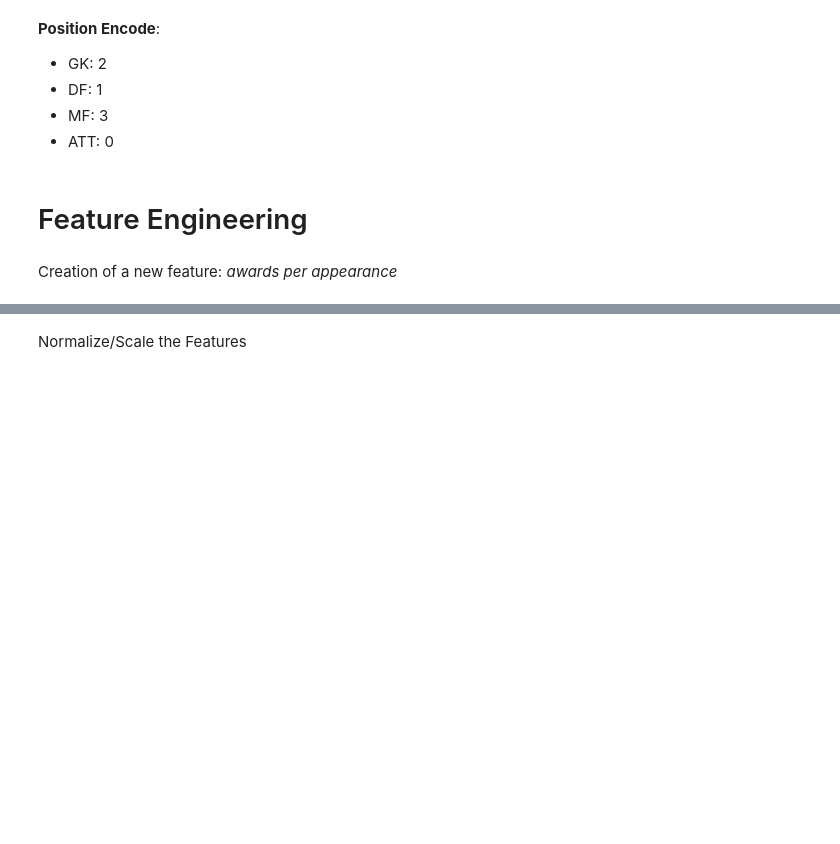
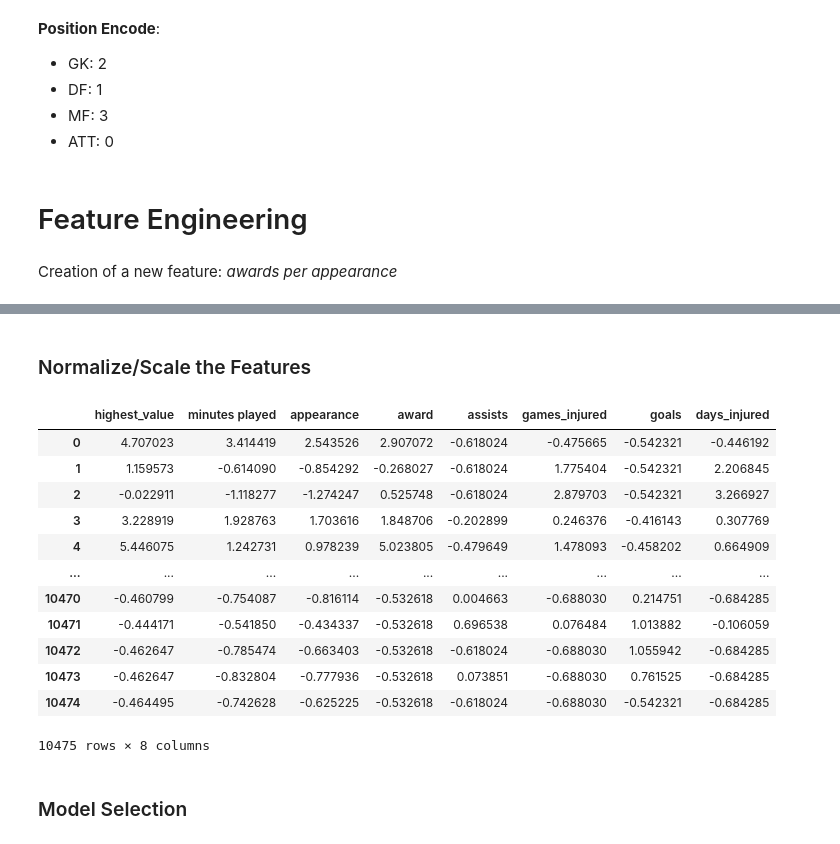
Before and after one commit to Josepdmo/Mini-Project-ML, a Jupyter notebook: df_ml.ipynb, the cells around one changed output, grey strips where cells are left out. Cells and saved outputs as stored; diff of their text form; code cells hidden in the pictures; blank space fills up the shorter version.

```diff
--- a/df_ml.ipynb
+++ b/df_ml.ipynb
@@ -180,2 +275,34 @@ df
 # %% [markdown]
-Normalize/Scale the Features
+### Normalize/Scale the Features
+# %%
+# Define the features (X) and target (y)
+selected_features = ['highest_value', 'minutes played', 'appearance', 'award',
+                     'assists', 'games_injured', 'goals', 'days_injured']
+X = df[selected_features]
+y = df['current_value']
+
+# Feature Scaling
+from sklearn.preprocessing import StandardScaler
+scaler = StandardScaler()
+X_scaled = scaler.fit_transform(X)
+
+# Convert back to DataFrame for easier manipulation
+X_scaled = pd.DataFrame(X_scaled, columns=selected_features)
+# %%
+X_scaled
+# %% [output]
+|  | highest_value | minutes played | appearance | award | assists | games_injured | goals | days_injured |
+| 0 | 4.707023 | 3.414419 | 2.543526 | 2.907072 | -0.618024 | -0.475665 | -0.542321 | -0.446192 |
+| 1 | 1.159573 | -0.614090 | -0.854292 | -0.268027 | -0.618024 | 1.775404 | -0.542321 | 2.206845 |
+| 2 | -0.022911 | -1.118277 | -1.274247 | 0.525748 | -0.618024 | 2.879703 | -0.542321 | 3.266927 |
+| 3 | 3.228919 | 1.928763 | 1.703616 | 1.848706 | -0.202899 | 0.246376 | -0.416143 | 0.307769 |
+| 4 | 5.446075 | 1.242731 | 0.978239 | 5.023805 | -0.479649 | 1.478093 | -0.458202 | 0.664909 |
+| ... | ... | ... | ... | ... | ... | ... | ... | ... |
+| 10470 | -0.460799 | -0.754087 | -0.816114 | -0.532618 | 0.004663 | -0.688030 | 0.214751 | -0.684285 |
+| 10471 | -0.444171 | -0.541850 | -0.434337 | -0.532618 | 0.696538 | 0.076484 | 1.013882 | -0.106059 |
+| 10472 | -0.462647 | -0.785474 | -0.663403 | -0.532618 | -0.618024 | -0.688030 | 1.055942 | -0.684285 |
+| 10473 | -0.462647 | -0.832804 | -0.777936 | -0.532618 | 0.073851 | -0.688030 | 0.761525 | -0.684285 |
+| 10474 | -0.464495 | -0.742628 | -0.625225 | -0.532618 | -0.618024 | -0.688030 | -0.542321 | -0.684285 |
+10475 rows × 8 columns
+# %% [markdown]
+### Model Selection
```
Also changed, not shown: parts of 28 cells of this notebook.
